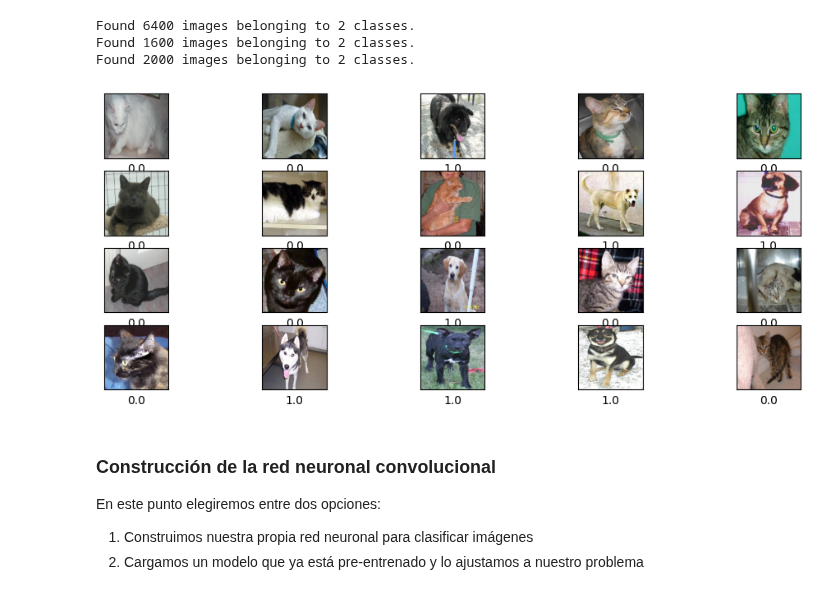
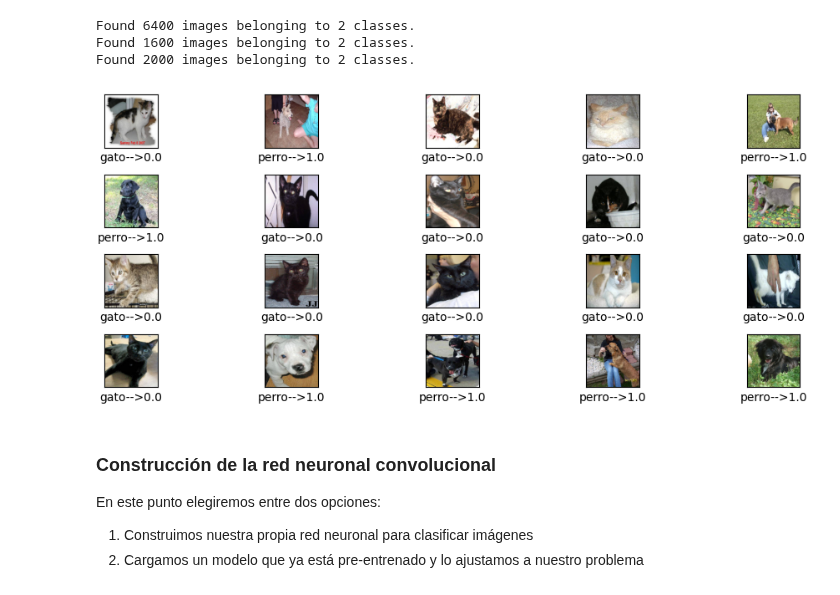
Before and after one commit to fjzamora93/RedesNeuronales, a Jupyter notebook: 03_ImageGenerator.ipynb, the cells around one changed output. Saved outputs shown, nothing was run; the diff lists cells and outputs as text; code cells hidden in the pictures.

```diff
--- a/03_ImageGenerator.ipynb
+++ b/03_ImageGenerator.ipynb
@@ -170,21 +170,24 @@ Found 2000 images belonging to 2 classes.
 # %%
 clases= ['gato', 'perro']
 
 
 # Obtener un lote de imágenes y etiquetas del generador de entrenamiento
 images, labels = next(train_set)
 
 plt.figure(figsize=(12,12))
 for i in range(20):
     plt.subplot(10,5,i+1)
     plt.xticks([])
     plt.yticks([])
     plt.grid(False)
     plt.imshow(images[i], cmap=plt.cm.binary)
-    plt.xlabel(labels[i])
+    plt.xlabel(clases[int(labels[i])] + "-->" + str(labels[i]))
+
+# Ajustar el espacio entre las subtramas
+plt.subplots_adjust(hspace=0.5)
 plt.show()
 # %% [output]
-[figure, old version]
+[figure, new version]
 # %% [markdown]
 ### Construcción de la red neuronal convolucional
 
```
Also changed, not shown: parts of 5 cells of this notebook, 2 other files.
